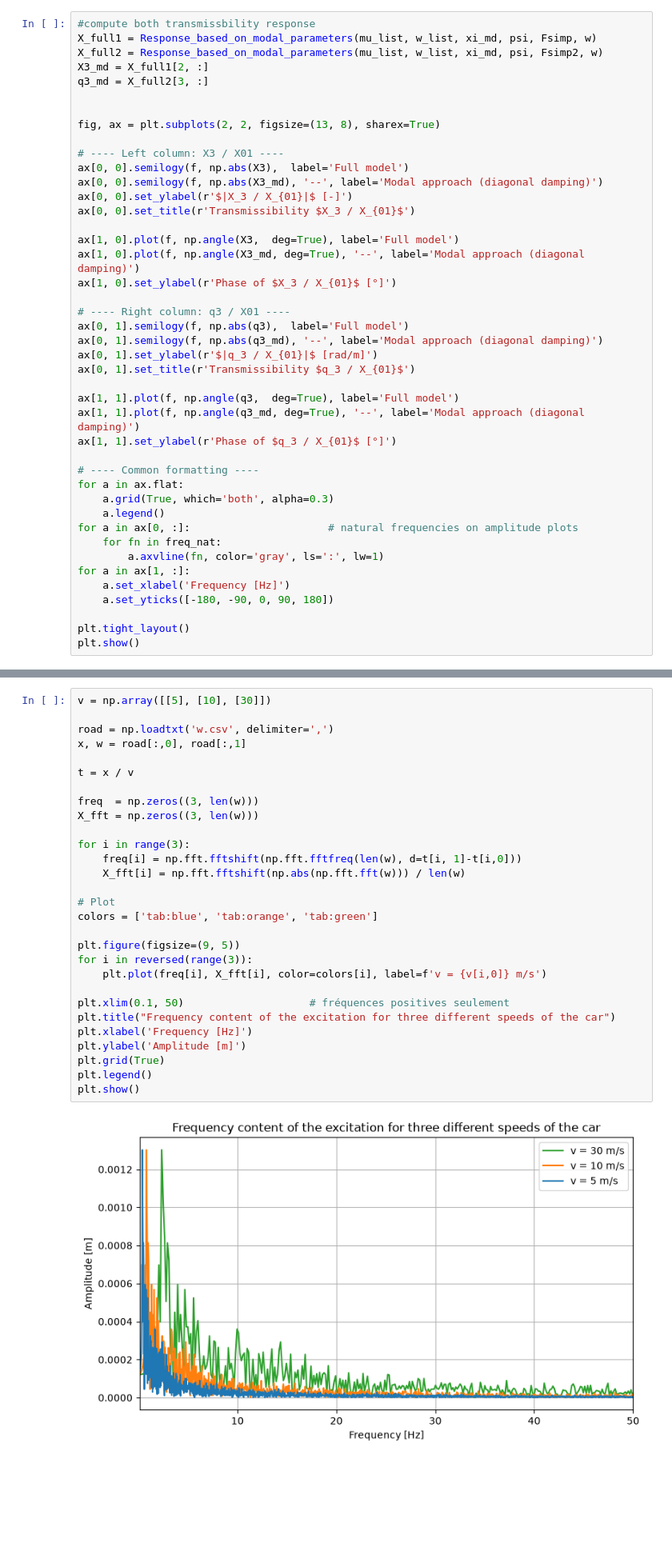
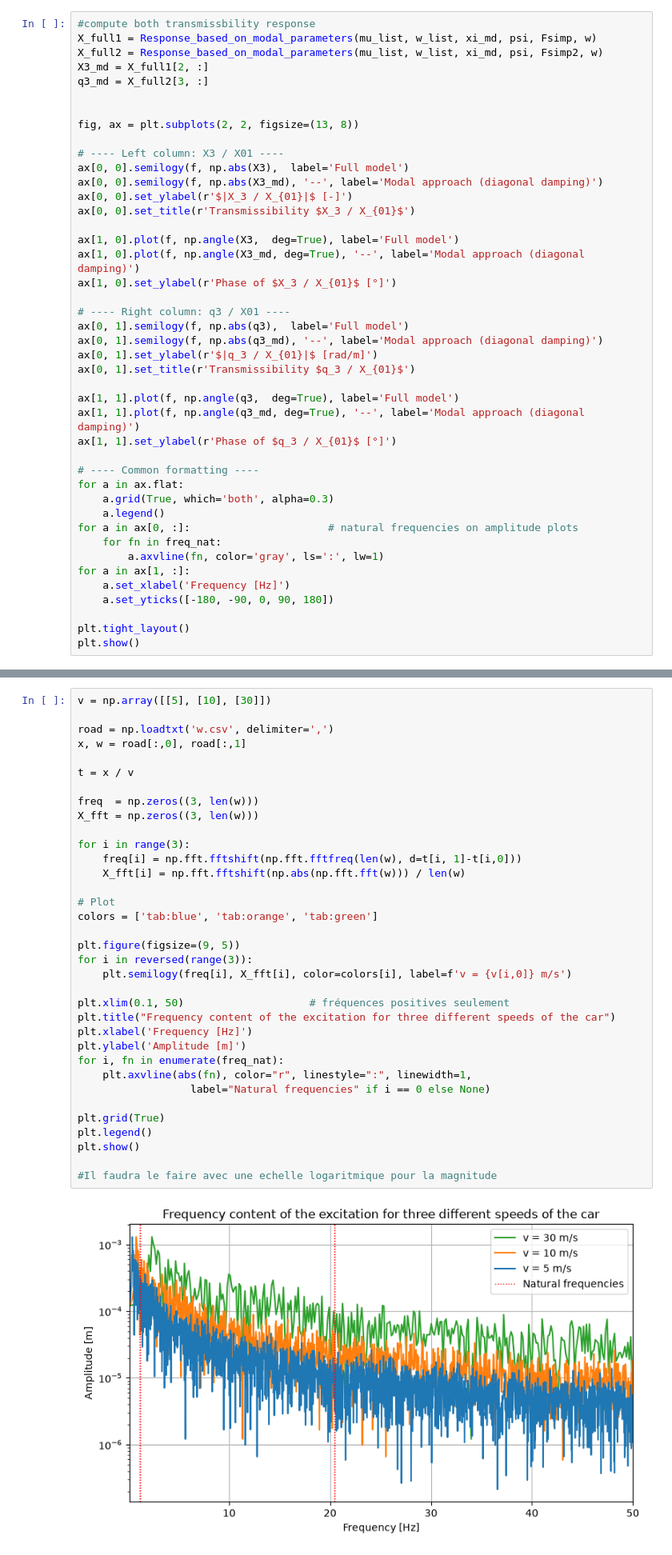
Before and after one commit to pierre-ulb/MV2627_Exercises, a Jupyter notebook: Project2627/project.ipynb, the cells around one changed output, grey strips where cells are left out. Shown at 80% size. Saved outputs shown, nothing was run; the diff lists cells and outputs as text; blank space fills up the shorter version.

```diff
--- a/Project2627/project.ipynb
+++ b/Project2627/project.ipynb
@@ -580,7 +580,7 @@ X3_md = X_full1[2, :]
 q3_md = X_full2[3, :]
 
 
-fig, ax = plt.subplots(2, 2, figsize=(13, 8), sharex=True)
+fig, ax = plt.subplots(2, 2, figsize=(13, 8))
 
 # ---- Left column: X3 / X01 ----
 ax[0, 0].semilogy(f, np.abs(X3),  label='Full model')
@@ -636,34 +636,40 @@ We know that in the file is define the profile file X(x) = f(x), when the car is
 # %%
 v = np.array([[5], [10], [30]])
 
 road = np.loadtxt('w.csv', delimiter=',')
 x, w = road[:,0], road[:,1]
 
 t = x / v
 
 freq  = np.zeros((3, len(w)))
 X_fft = np.zeros((3, len(w)))
 
 for i in range(3):
     freq[i] = np.fft.fftshift(np.fft.fftfreq(len(w), d=t[i, 1]-t[i,0]))
     X_fft[i] = np.fft.fftshift(np.abs(np.fft.fft(w))) / len(w)
 
 # Plot
 colors = ['tab:blue', 'tab:orange', 'tab:green']
 
 plt.figure(figsize=(9, 5))
 for i in reversed(range(3)):
-    plt.plot(freq[i], X_fft[i], color=colors[i], label=f'v = {v[i,0]} m/s')
+    plt.semilogy(freq[i], X_fft[i], color=colors[i], label=f'v = {v[i,0]} m/s')
 
 plt.xlim(0.1, 50)                    # fréquences positives seulement
 plt.title("Frequency content of the excitation for three different speeds of the car")
 plt.xlabel('Frequency [Hz]')
 plt.ylabel('Amplitude [m]')
+for i, fn in enumerate(freq_nat):
+    plt.axvline(abs(fn), color="r", linestyle=":", linewidth=1,
+                  label="Natural frequencies" if i == 0 else None)
+
 plt.grid(True)
 plt.legend()
 plt.show()
+
+#Il faudra le faire avec une echelle logaritmique pour la magnitude
 # %% [output]
-[figure, old version]
+[figure, new version]
 # %% [markdown]
 <div style="border-left: 1px solid black; padding: 1em; margin: 1em 0;">
 
```
Also changed, not shown: parts of 10 cells of this notebook.
